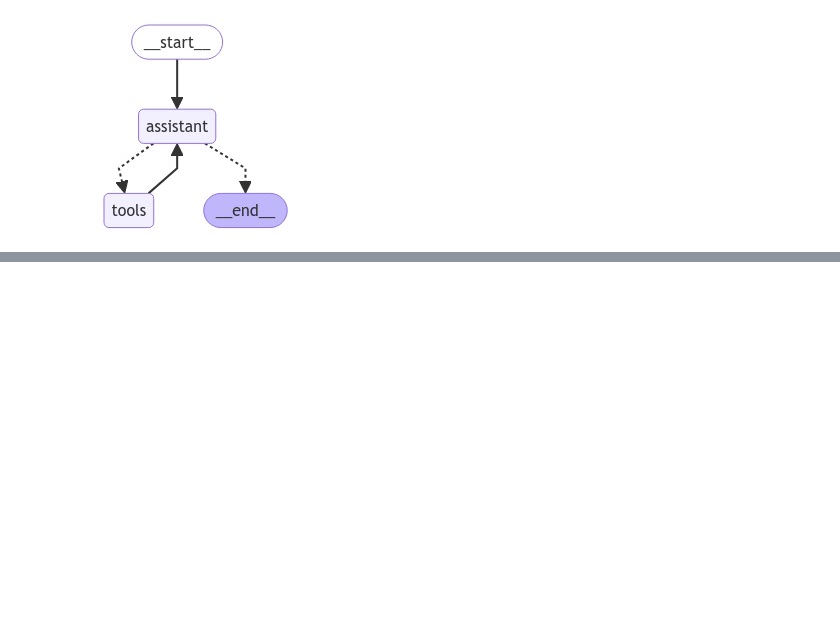
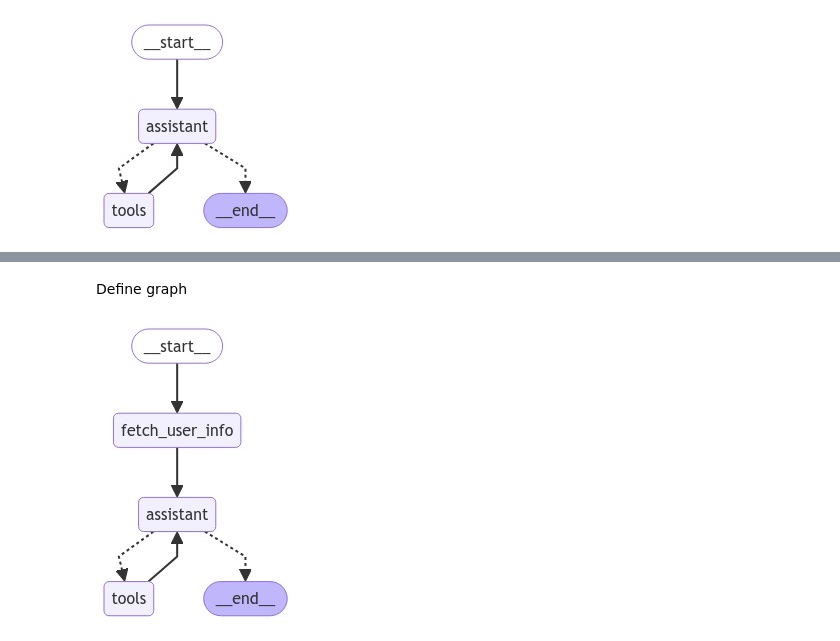
Before and after one commit to Doge-is-Dope/langchain-notebooks, a Jupyter notebook: langgraph/examples/customer_support/customer_support.ipynb, the cells around one changed output, grey strips where cells are left out. Cells and saved outputs as stored; diff of their text form; code cells hidden in the pictures; blank space fills up the shorter version.

```diff
--- a/langgraph/examples/customer_support/customer_support.ipynb
+++ b/langgraph/examples/customer_support/customer_support.ipynb
@@ -216,0 +275,45 @@ Your travel plans are all set! If you have any more requests or need further ass
+# %% [markdown]
+Define graph
+# %%
+from langgraph.checkpoint.sqlite import SqliteSaver
+from langgraph.graph import StateGraph
+from langgraph.prebuilt import tools_condition
+
+builder = StateGraph(State)
+
+
+def user_info(state: State):
+    return {"user_info": tools.fetch_user_flight_information.invoke({})}
+
+
+# NEW: The fetch_user_info node runs first, meaning our assistant can see the user's flight information without
+# having to take an action
+builder.add_node("fetch_user_info", user_info)
+builder.add_edge(START, "fetch_user_info")
+builder.add_node("assistant", Assistant(part_2_assistant_runnable))
+builder.add_node("tools", create_tool_node_with_fallback(part_2_tools))
+builder.add_edge("fetch_user_info", "assistant")
+builder.add_conditional_edges(
+    "assistant",
+    tools_condition,
+)
+builder.add_edge("tools", "assistant")
+
+memory = SqliteSaver.from_conn_string(":memory:")
+part_2_graph = builder.compile(
+    checkpointer=memory,
+    # NEW: The graph will always halt before executing the "tools" node.
+    # The user can approve or reject (or even alter the request) before
+    # the assistant continues
+    interrupt_before=["tools"],
+)
+# %%
+from IPython.display import Image, display
+
+try:
+    display(Image(part_2_graph.get_graph(xray=True).draw_mermaid_png()))
+except Exception:
+    # This requires some extra dependencies and is optional
+    pass
+# %% [output]
+[figure, added]
```
Also changed, not shown: parts of 5 cells of this notebook, 2 other files.
